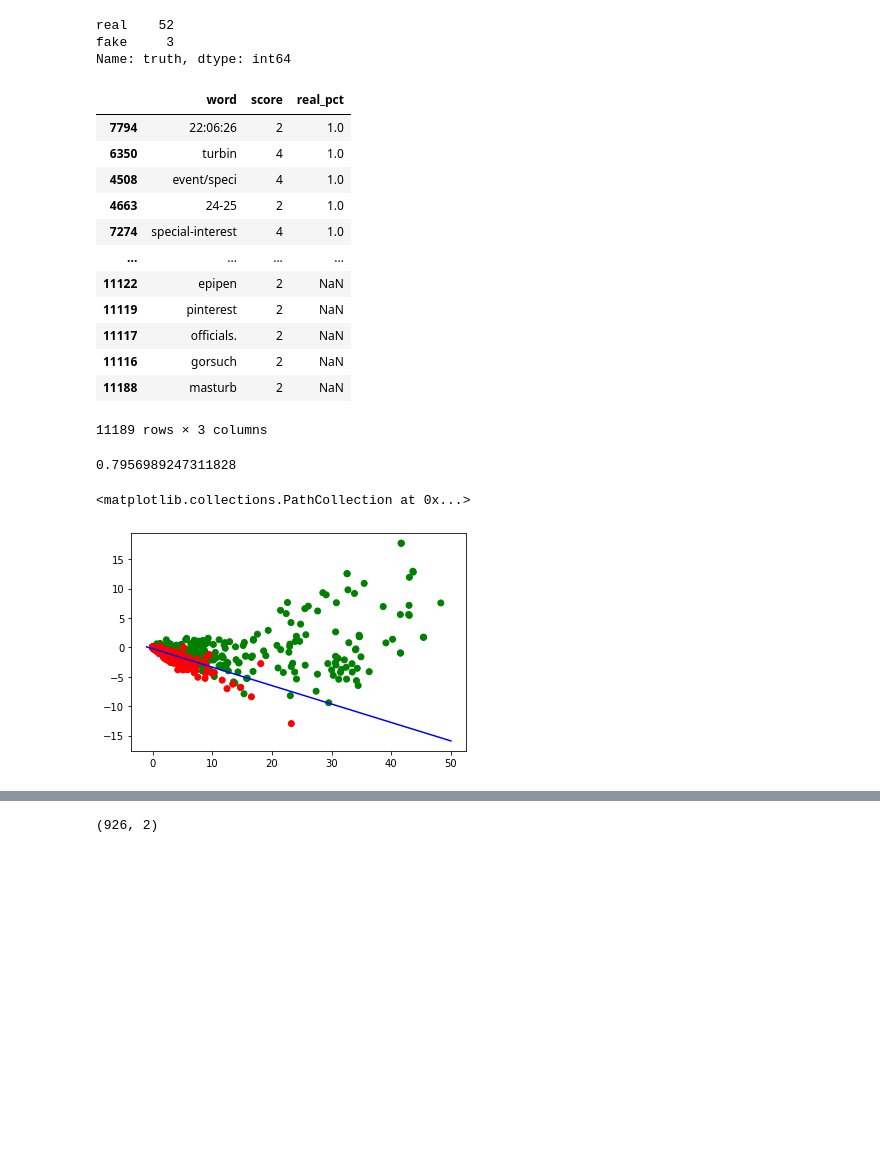
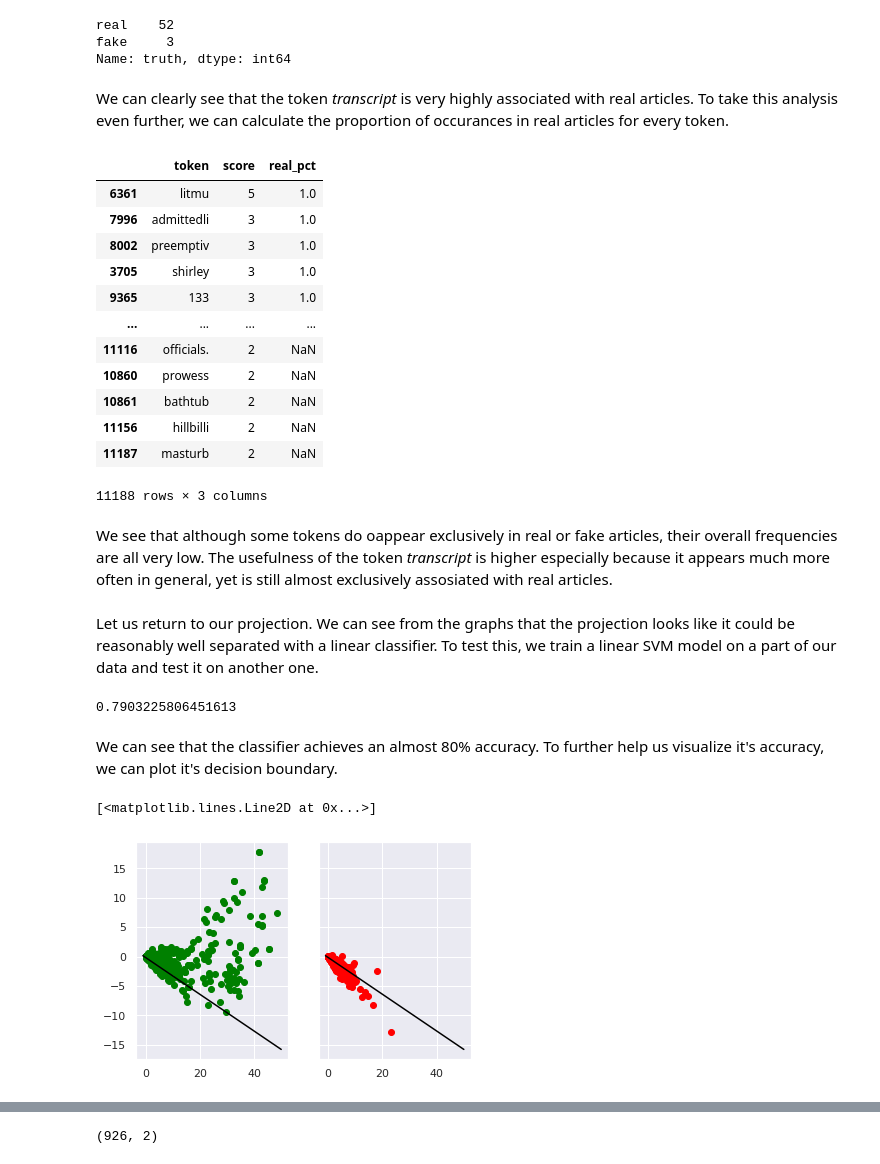
Before and after one commit to jakobzmrzlikar/fake-news-analysis, a Jupyter notebook: FakeNews/fakenews.ipynb, the cells around one changed output, grey strips where cells are left out. Saved outputs shown, nothing was run; the diff lists cells and outputs as text; code cells hidden in the pictures; blank space fills up the shorter version.

Commit message:
almost done, version for video presentations

```diff
--- a/FakeNews/fakenews.ipynb
+++ b/FakeNews/fakenews.ipynb
@@ -92,0 +108,2 @@ Name: truth, dtype: int64
+# %%
+boundary = 540
@@ -93,20 +112,26 @@ Name: truth, dtype: int64
 # %%
-def tokenize_clean(data, fields):
+def tokenize_clean(data, fields, tokenizer=None):
     punctuation = set('!"$%&\'’()*+,-./:;<=>?[\\]^_`{|}~•@#—–‘')
     punctuation.add("``")
     punctuation.add("''")
     punctuation.add("--")
-    punctuation.add('”')
+    punctuation.add("”")
+    punctuation.add("“")
     # "..." also appears but carries semantic meaning so we leave it in
 
     data = data.apply(lambda x: x.astype(str).str.lower())
-    data[fields] = data[fields].applymap(
+    data[fields] = data[fields].parallel_applymap(
         lambda x: re.sub(r"http\S+", "", x)) # remove links
-    data[fields] = data[fields].applymap(word_tokenize)
-    data[fields] = data[fields].applymap(set)
-    data[fields] = data[fields].applymap(
+    if tokenizer:
+        data[fields] = data[fields].parallel_applymap(tokenizer.tokenize)
+        print("Using tokenizer: {}".format(tokenizer))
+    else:   # use defualt tokenizer
+        data[fields] = data[fields].parallel_applymap(word_tokenize)
+        print("Using default tokenizer")
+    data[fields] = data[fields].parallel_applymap(set)
+    data[fields] = data[fields].parallel_applymap(
         lambda x: x - set(stopwords.words('english')))
-    data[fields] = data[fields].applymap(lambda x: x - punctuation)
+    data[fields] = data[fields].parallel_applymap(lambda x: x - punctuation)
     return data
 # %%
 text_data = tokenize_clean(text_data, ["text", "title"])
@@ -129,9 +157,9 @@ text_data
 def stem_lemmatize(data, fields):
     p_stemmer = PorterStemmer()
     wordnet_lemmatizer = WordNetLemmatizer()
-    data[fields] = data[fields].applymap(
+    data[fields] = data[fields].parallel_applymap(
         lambda x: list(map(lambda token: p_stemmer.stem(token), x)))
-    data[fields] = data[fields].applymap(
+    data[fields] = data[fields].parallel_applymap(
         lambda x: list(map(lambda token: wordnet_lemmatizer.lemmatize(token), x)))
     return data
 # %%
@@ -231,27 +292,33 @@ word_truths(text_data, 'transcript')
 real    52
 fake     3
 Name: truth, dtype: int64
+# %% [markdown]
+We can clearly see that the token *transcript* is very highly associated with real articles. To take this analysis even further, we can calculate the proportion of occurances in real articles for every token.
 # %%
-words['real_pct'] = words['word'].apply(lambda x: word_truths(
+tokens['real_pct'] = tokens['token'].parallel_apply(lambda x: word_truths(
     text_data, x, normalize=True))['real']
-words.sort_values(by='real_pct', ascending=False, inplace=True)
-words
+tokens.sort_values(by='real_pct', ascending=False, inplace=True)
+tokens
 # %% [output]
-|  | word | score | real_pct |
-| 7794 | 22:06:26 | 2 | 1.0 |
-| 6350 | turbin | 4 | 1.0 |
-| 4508 | event/speci | 4 | 1.0 |
-| 4663 | 24-25 | 2 | 1.0 |
-| 7274 | special-interest | 4 | 1.0 |
+|  | token | score | real_pct |
+| 6361 | litmu | 5 | 1.0 |
+| 7996 | admittedli | 3 | 1.0 |
+| 8002 | preemptiv | 3 | 1.0 |
+| 3705 | shirley | 3 | 1.0 |
+| 9365 | 133 | 3 | 1.0 |
 | ... | ... | ... | ... |
-| 11122 | epipen | 2 | NaN |
-| 11119 | pinterest | 2 | NaN |
-| 11117 | officials. | 2 | NaN |
-| 11116 | gorsuch | 2 | NaN |
-| 11188 | masturb | 2 | NaN |
+| 11116 | officials. | 2 | NaN |
+| 10860 | prowess | 2 | NaN |
+| 10861 | bathtub | 2 | NaN |
+| 11156 | hillbilli | 2 | NaN |
+| 11187 | masturb | 2 | NaN |
-11189 rows × 3 columns
+11188 rows × 3 columns
+# %% [markdown]
+We see that although some tokens do oappear exclusively in real or fake articles, their overall frequencies are all very low. The usefulness of the token *transcript* is higher especially because it appears much more often in general, yet is still almost exclusively assosiated with real articles.
+# %% [markdown]
+Let us return to our projection. We can see from the graphs that the projection looks like it could be reasonably well separated with a linear classifier. To test this, we train a linear SVM model on a part of our data and test it on another one.
 # %%
-labels = [1 if truth == "real" else 2 for truth in text_data['truth']]
+labels = np.array([1 if truth == "real" else 2 for truth in text_data['truth']])
 
 X_train, X_test, y_train, y_test = train_test_split(
     projection, labels, test_size=0.2, random_state=random_state)
@@ -259,14 +326,20 @@ svm_classifier = svm.SVC(kernel='linear')
 svm_classifier.fit(X_train, y_train)
 accuracy_score(y_test, svm_classifier.predict(X_test))
 # %% [output]
-0.7956989247311828
+0.7903225806451613
+# %% [markdown]
+We can see that the classifier achieves an almost 80% accuracy. To further help us visualize it's accuracy, we can plot it's decision boundary.
 # %%
 w = svm_classifier.coef_[0]
 b = svm_classifier.intercept_[0]
 x_points = np.linspace(-1, 50)
 y_points = -(w[0] / w[1]) * x_points - b / w[1]
-plt.plot(x_points, y_points, c='b')
-plt.scatter(projection[:, 0], projection[:, 1], c=colors)
+
+fig, (ax1, ax2) = plt.subplots(1, 2, sharex=True, sharey=True)
+ax1.scatter(projection[:boundary, 0], projection[:boundary, 1], c='green')
+ax2.scatter(projection[boundary:, 0], projection[boundary:, 1], c='red')
+ax1.plot(x_points, y_points, c='black')
+ax2.plot(x_points, y_points, c='black')
 # %% [output]
-<matplotlib.collections.PathCollection at 0x...>
+[<matplotlib.lines.Line2D at 0x...>]
-[figure, old version]
+[figure, new version]
```
Also changed, not shown: parts of 126 cells of this notebook, 4 other files.
